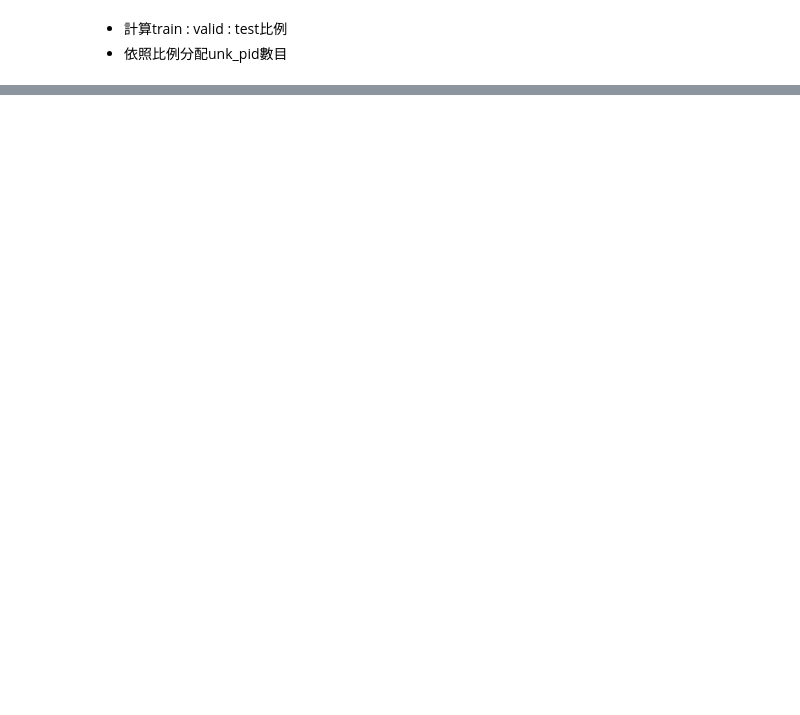
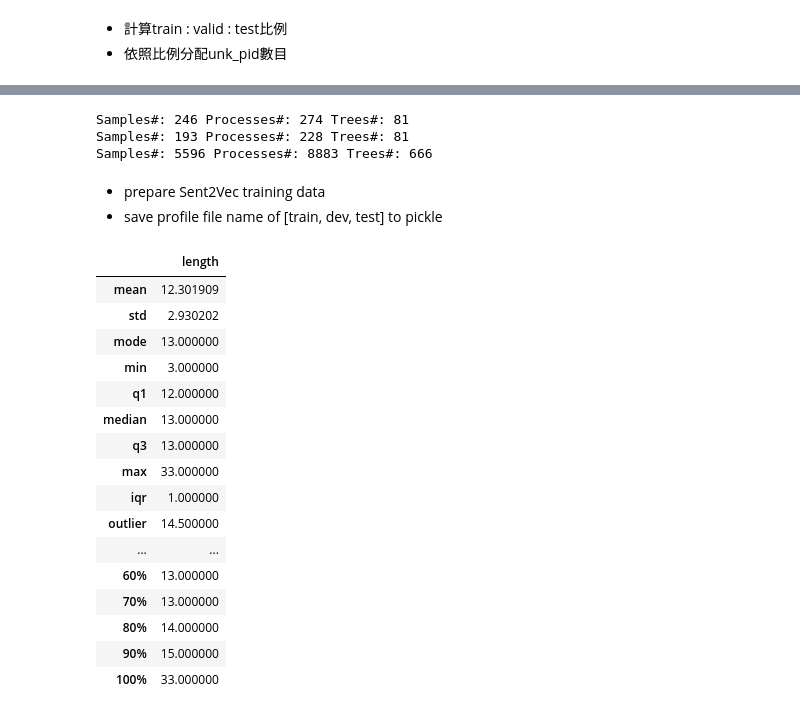
Before and after one commit to tychen5/NTU_ANTS-lab, a Jupyter notebook: seqgen_famclf/01.DataStatistics.ipynb, the cells around one changed output, grey strips where cells are left out. Saved outputs shown, nothing was run; the diff lists cells and outputs as text; code cells hidden in the pictures; blank space fills up the shorter version.

```diff
--- a/seqgen_famclf/DataStatistics.ipynb
+++ b/seqgen_famclf/01.DataStatistics.ipynb
@@ -592,5 +626,6 @@ Samples#: 5433 Processes#: 8654 Trees#: 665
 # %%
-unk_pid_count = 0
+# 純統計
+unk_pid = []
 for fam in tqdm(fam_unk):
     tree_dir = next(os.walk(unk_fam + fam))[1]
     tree_count += len(tree_dir)
@@ -603,4 +638,7 @@ for fam in tqdm(fam_unk):
         for pid in hash_list:
             profile_df = all_df[all_df.profile == pid]
             if profile_df[normal_fam].sum().sum() == 0:
-                unk_pid_count +=1
+                unk_pid.append(profile_df.profile.values[0])
+unk_hash = [x.split('_')[0] for x in unk_pid]
+unk_hash = list(set(unk_hash))
+print('UNK_Samples#:',len(unk_hash),'UNK_Processes#:',len(unk_pid))
@@ -617,4 +646,0 @@ hl_list[ran].split('/')[-1]
-# %%
-hl_list = next(os.walk(in_directory))[2]
-hl_list = [os.path.join(in_directory, f) for f in hl_list]
-hl_list = list(filter(lambda f: f.endswith((".profile",'_byterep.pickle')), hl_list))
@@ -638,3 +646,0 @@ sorted(hl_list)
-# %%
-temp = temp.sort_values(by=['pids'])
-temp.iloc[0].name
@@ -654,0 +697,15 @@ random.randrange(0,len(hl_list),2)
+# %%
+# trees# 要減1
+root_dir = './data/tree-rep-profiles-partial/DEV/'
+samples_hash_valid, samples_pid_valid = statistic_hash_pids(root_dir)
+root_dir = './data/tree-rep-profiles-partial/TEST/'
+samples_hash_test, samples_pid_test = statistic_hash_pids(root_dir)
+root_dir = './data/tree-rep-profiles-partial/normal/'
+samples_hash_train, samples_pid_train = statistic_hash_pids(root_dir)
+# %% [output]
+Samples#: 246 Processes#: 274 Trees#: 81
+Samples#: 193 Processes#: 228 Trees#: 81
+Samples#: 5596 Processes#: 8883 Trees#: 666
+# %% [markdown]
+* prepare Sent2Vec training data
+* save profile file name of [train, dev, test] to pickle
@@ -654,0 +716,42 @@ random.randrange(0,len(hl_list),2)
+# %%
+dil= r"[,.;\-+^()/@#?!&$:{}\\*%~\'\"]+\ *" #等號、底線被保留
+root_dir = './data/tree-rep-profiles-partial/normal/'
+fam_dir = next(os.walk(root_dir))[1]
+api_length = []
+profile_length = []
+
+for fam in tqdm(fam_dir):
+    tree_dir = next(os.walk(root_dir + fam))[1]
+    for tree in tree_dir:
+        in_directory = root_dir + fam +  '/' + tree + '/'
+        hl_list = next(os.walk(in_directory))[2]
+        hl_list = [os.path.join(in_directory, f) for f in hl_list]
+        hl_list = list(filter(lambda f: f.endswith(".profile"), hl_list))
+        for profile in hl_list:
+            with open(profile,encoding='ISO 8859-1') as f:
+                lines = f.read().splitlines()
+            for line in lines:
+                temp = re.sub(dil," ",line)
+                temp = temp.split(" ")
+                temp = list(filter(None, temp))
+                api_length.append(len(temp))
+# %%
+basic_statistics(api_length)
+# %% [output]
+|  | length |
+| mean | 12.301909 |
+| std | 2.930202 |
+| mode | 13.000000 |
+| min | 3.000000 |
+| q1 | 12.000000 |
+| median | 13.000000 |
+| q3 | 13.000000 |
+| max | 33.000000 |
+| iqr | 1.000000 |
+| outlier | 14.500000 |
+| ... | ... |
+| 60% | 13.000000 |
+| 70% | 13.000000 |
+| 80% | 14.000000 |
+| 90% | 15.000000 |
+| 100% | 33.000000 |
```
Also changed, not shown: parts of 19 cells of this notebook, 3 other files.
